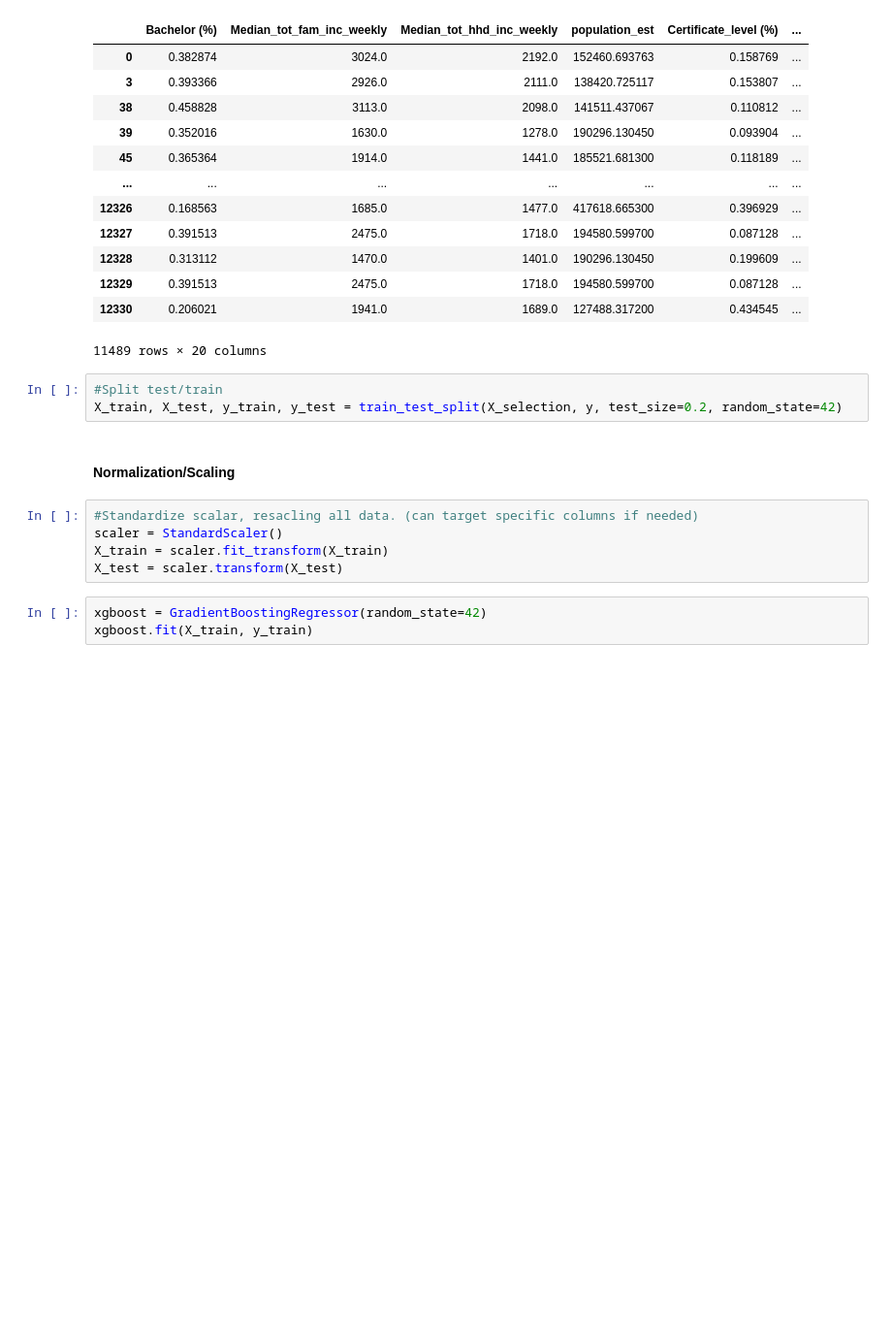
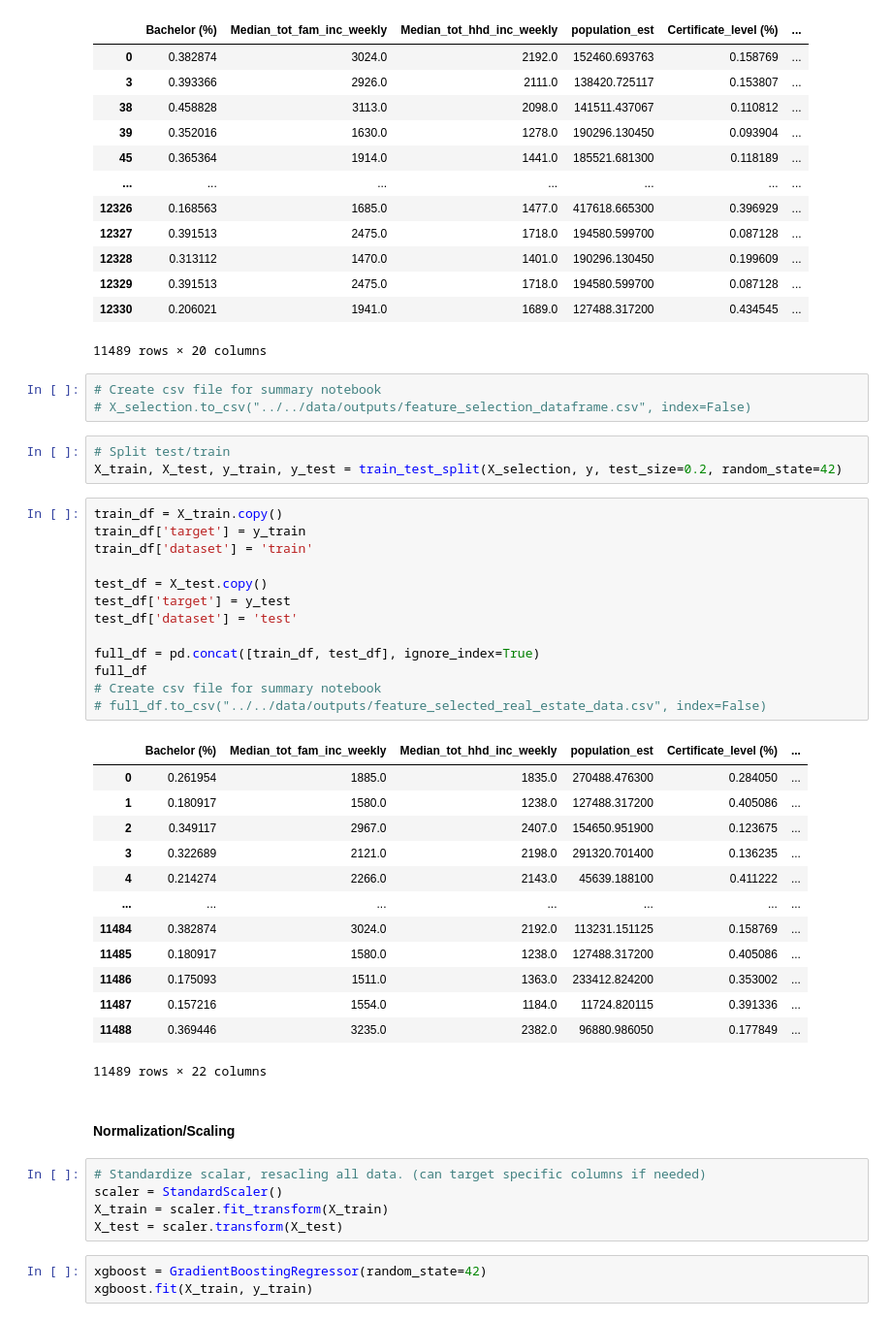
Before and after one commit to bicicow03/Group-Project-Real-Estate-Industry-Analysis, a Jupyter notebook: notebooks/feature_importance/cleaning_and_feature_selection.ipynb, the cells around one changed output. Shown at 97% size. Drawn from its saved outputs; the diff is of its cells as text; blank space fills up the shorter version.

```diff
--- a/notebooks/feature_importance/cleaning_and_feature_selection.ipynb
+++ b/notebooks/feature_importance/cleaning_and_feature_selection.ipynb
@@ -314,13 +315,43 @@ X_selection
 | 12329 | 0.391513 | 2475.0 | 1718.0 | 194580.599700 | 0.087128 | ... |
 | 12330 | 0.206021 | 1941.0 | 1689.0 | 127488.317200 | 0.434545 | ... |
 11489 rows × 20 columns
+# %%
+# Create csv file for summary notebook
+# X_selection.to_csv("../../data/outputs/feature_selection_dataframe.csv", index=False)
 # %%
-#Split test/train
+# Split test/train
 X_train, X_test, y_train, y_test = train_test_split(X_selection, y, test_size=0.2, random_state=42)
+# %%
+train_df = X_train.copy()
+train_df['target'] = y_train
+train_df['dataset'] = 'train'
+
+test_df = X_test.copy()
+test_df['target'] = y_test
+test_df['dataset'] = 'test'
+
+full_df = pd.concat([train_df, test_df], ignore_index=True)
+full_df
+# Create csv file for summary notebook
+# full_df.to_csv("../../data/outputs/feature_selected_real_estate_data.csv", index=False)
+# %% [output]
+|  | Bachelor (%) | Median_tot_fam_inc_weekly | Median_tot_hhd_inc_weekly | population_est | Certificate_level (%) | ... |
+| 0 | 0.261954 | 1885.0 | 1835.0 | 270488.476300 | 0.284050 | ... |
+| 1 | 0.180917 | 1580.0 | 1238.0 | 127488.317200 | 0.405086 | ... |
+| 2 | 0.349117 | 2967.0 | 2407.0 | 154650.951900 | 0.123675 | ... |
+| 3 | 0.322689 | 2121.0 | 2198.0 | 291320.701400 | 0.136235 | ... |
+| 4 | 0.214274 | 2266.0 | 2143.0 | 45639.188100 | 0.411222 | ... |
+| ... | ... | ... | ... | ... | ... | ... |
+| 11484 | 0.382874 | 3024.0 | 2192.0 | 113231.151125 | 0.158769 | ... |
+| 11485 | 0.180917 | 1580.0 | 1238.0 | 127488.317200 | 0.405086 | ... |
+| 11486 | 0.175093 | 1511.0 | 1363.0 | 233412.824200 | 0.353002 | ... |
+| 11487 | 0.157216 | 1554.0 | 1184.0 | 11724.820115 | 0.391336 | ... |
+| 11488 | 0.369446 | 3235.0 | 2382.0 | 96880.986050 | 0.177849 | ... |
+11489 rows × 22 columns
 # %% [markdown]
 #### Normalization/Scaling
 # %%
-#Standardize scalar, resacling all data. (can target specific columns if needed)
+# Standardize scalar, resacling all data. (can target specific columns if needed)
 scaler = StandardScaler()
 X_train = scaler.fit_transform(X_train)
 X_test = scaler.transform(X_test)
```
Also changed, not shown: parts of 26 cells of this notebook, 4 other files.
